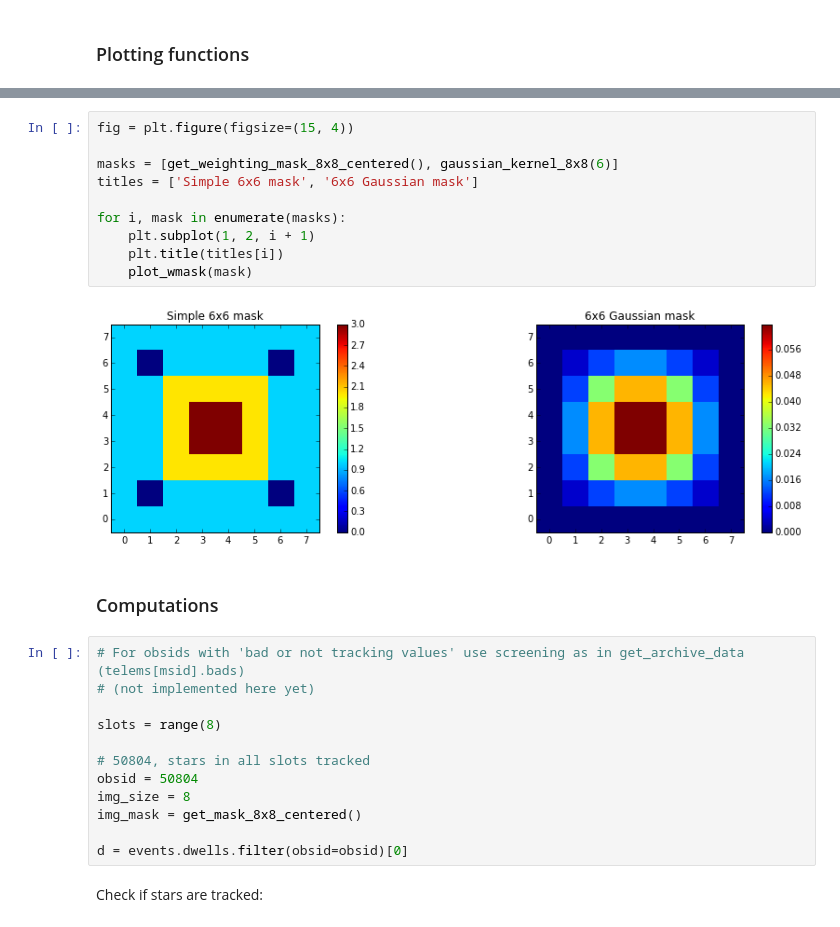
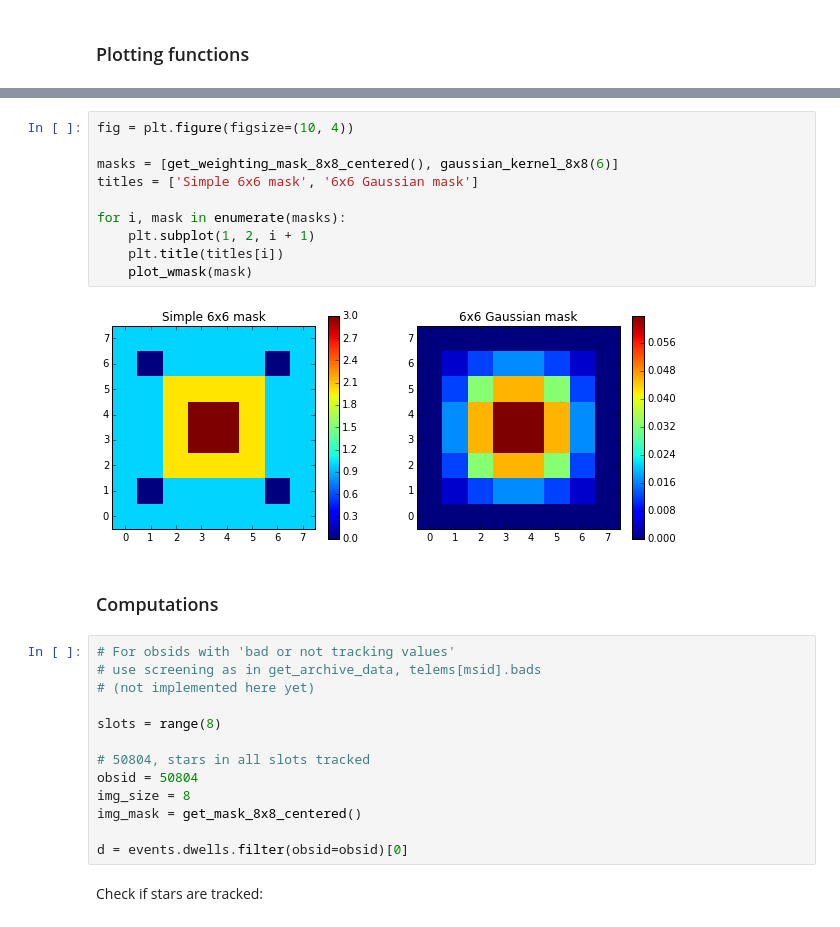
Before and after one commit to malgosias/aca_centroiding, a Jupyter notebook: aca_centroiding.ipynb, the cells around one changed output, grey strips where cells are left out. Saved outputs shown, nothing was run; the diff lists cells and outputs as text.

```diff
--- a/aca_centroiding.ipynb
+++ b/aca_centroiding.ipynb
@@ -301,21 +302,22 @@ def plot_wmask(wmask):
     #plt.show()
     return
 # %%
-fig = plt.figure(figsize=(15, 4))
+fig = plt.figure(figsize=(10, 4))
 
 masks = [get_weighting_mask_8x8_centered(), gaussian_kernel_8x8(6)]
 titles = ['Simple 6x6 mask', '6x6 Gaussian mask']
 
 for i, mask in enumerate(masks):
     plt.subplot(1, 2, i + 1)
     plt.title(titles[i])
     plot_wmask(mask)
 # %% [output]
-[figure, old version]
+[figure, new version]
 # %% [markdown]
 ### Computations
 # %%
-# For obsids with 'bad or not tracking values' use screening as in get_archive_data (telems[msid].bads)
+# For obsids with 'bad or not tracking values'
+# use screening as in get_archive_data, telems[msid].bads
 # (not implemented here yet)
 
 slots = range(8)
```
Also changed, not shown: parts of 7 cells of this notebook.
